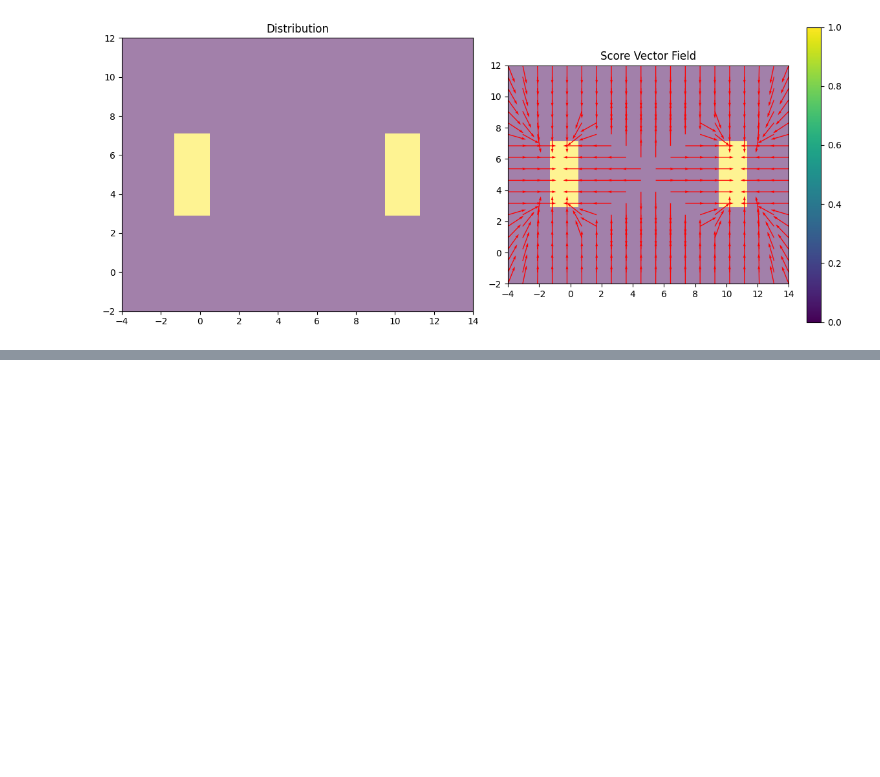
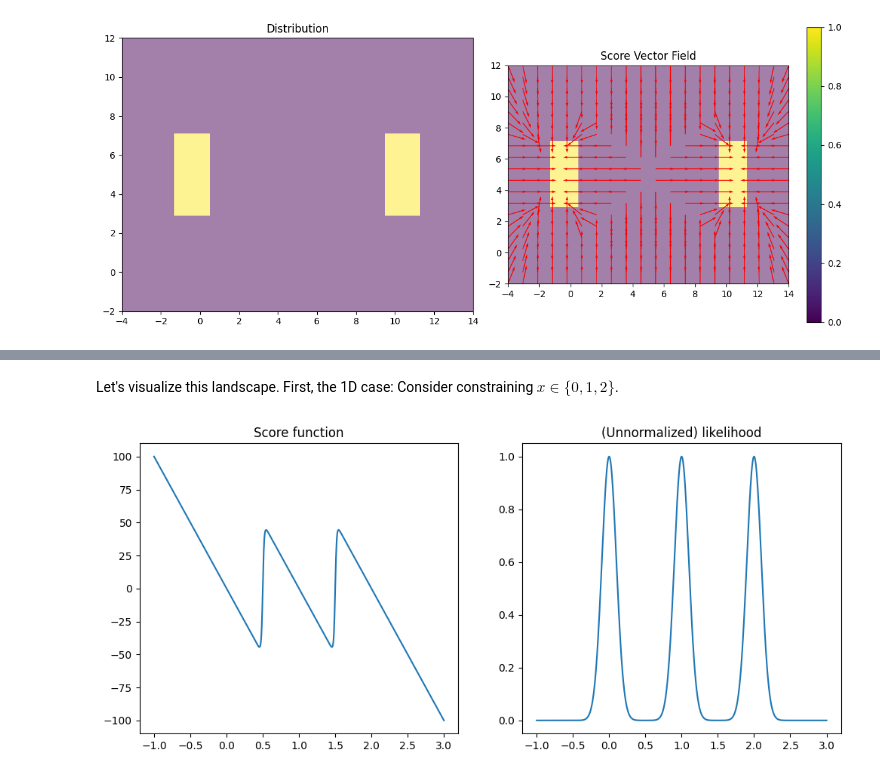
Before and after one commit to myfatemi04/constraint-guidance, a Jupyter notebook: notebooks/general_constrained_sampling.ipynb, the cells around one changed output, grey strips where cells are left out. Drawn from its saved outputs; the diff is of its cells as text; code cells hidden in the pictures; blank space fills up the shorter version.

```diff
--- a/notebooks/general_constrained_sampling.ipynb
+++ b/notebooks/general_constrained_sampling.ipynb
@@ -973,7 +973,7 @@ bytes_io = BytesIO()
 num = 20
 
 # for log_sigma in np.linspace(np.log(10), np.log(0.00001), nframes):
-for log_sigma in [np.log(0.0001)]:
+for log_sigma in [np.log(0.001)]:
     sigma = np.exp(log_sigma)
     r = max(2, min(10 * sigma, 1))
 
@@ -1057,0 +1226,43 @@ It is true that there are local minima in the resulting score function or energy
+# %%
+def x_in_points_score(x, points, sigma):
+    # We ignore the common normalization factor for Gaussian distributions of the same dimension.
+    log_D_per_point_B_P = (
+        -0.5 * ((x[:, None, :] - points[None, :, :]) ** 2).sum(axis=-1) / sigma**2
+    )
+    log_D_base_B_1 = np.max(log_D_per_point_B_P, axis=1, keepdims=True)
+    log_D__B_1 = log_D_base_B_1 + np.log(
+        np.sum(np.exp(log_D_per_point_B_P - log_D_base_B_1), axis=1, keepdims=True)
+    )
+    log_N_coefficients_B_P = -0.5 * (
+        ((x[:, None, :] - points[None, :, :]) ** 2).sum(axis=-1) / sigma**2
+    )
+    log_N_base_B_1 = np.max(log_N_coefficients_B_P, axis=1, keepdims=True)
+    displacements_B_P_D = (points[None, :, :] - x[:, None, :]) / sigma**2
+    N_coefficients_B_P = np.exp(log_N_coefficients_B_P - log_N_base_B_1)
+
+    N__B_D = np.sum(N_coefficients_B_P[..., None] * displacements_B_P_D, axis=1)
+    score = N__B_D / np.exp(log_D__B_1 - log_N_base_B_1)
+    log_likelihood = log_D__B_1[..., 0]
+
+    return score, log_likelihood
+# %% [markdown]
+Let's visualize this landscape. First, the 1D case: Consider constraining $x \in \{0, 1, 2\}$.
+# %%
+x = np.linspace(-1, 3, 1000)[:, None]
+points = np.array([[0], [1], [2]])
+sigma = 0.1
+
+score, log_likelihood = x_in_points_score(x, points, sigma)
+
+plt.figure(figsize=(12, 5))
+
+plt.subplot(1, 2, 1)
+plt.title("Score function")
+plt.plot(x[:, 0], score[:, 0])
+
+plt.subplot(1, 2, 2)
+plt.title("(Unnormalized) likelihood")
+plt.plot(x[:, 0], np.exp(log_likelihood))
+plt.show()
+# %% [output]
+[figure, added]
```
Also changed, not shown: parts of 26 cells of this notebook.
